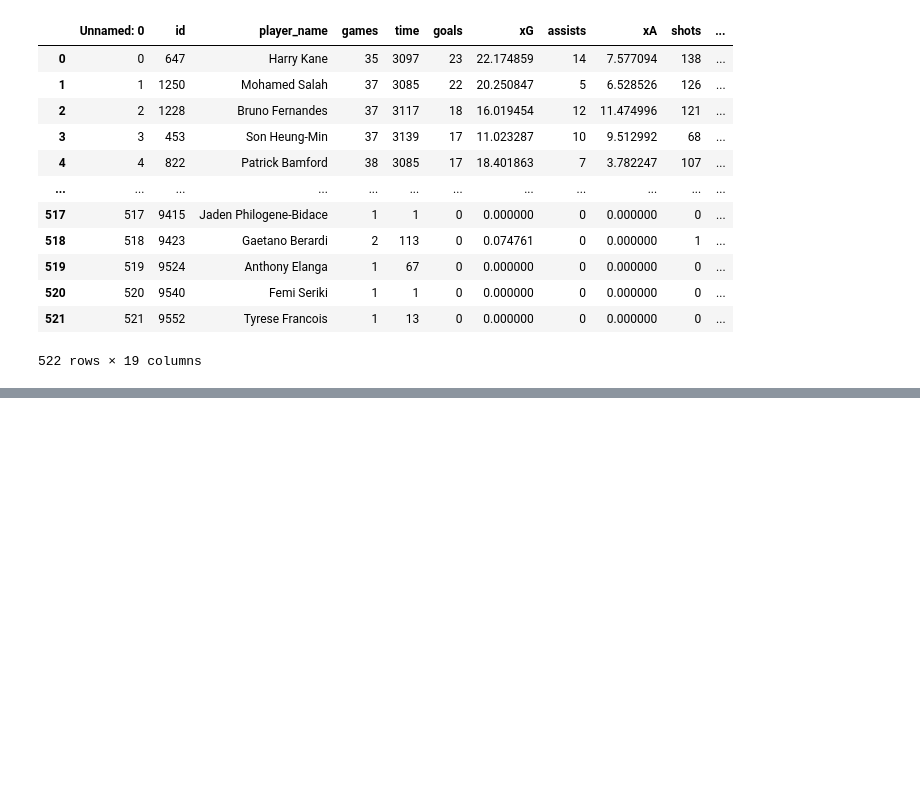
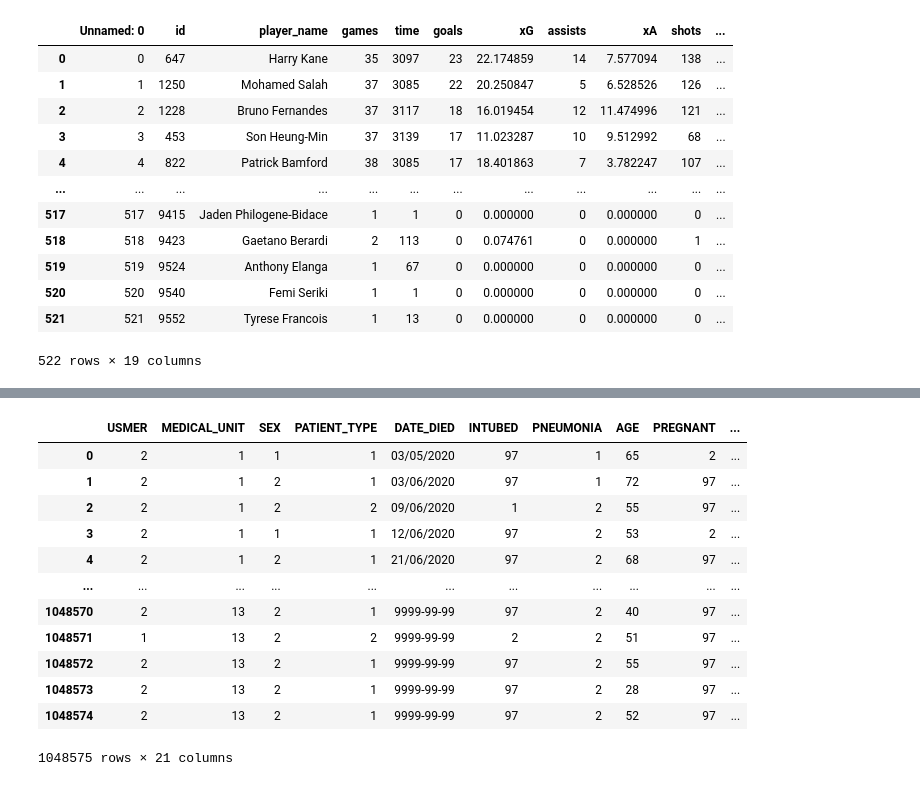
Before and after one commit to amilsiddik/PMB2024, a Jupyter notebook: Pertemuan2B.ipynb, the cells around one changed output, grey strips where cells are left out. Saved outputs shown, nothing was run; the diff lists cells and outputs as text; code cells hidden in the pictures; blank space fills up the shorter version.

```diff
--- a/Pertemuan2B.ipynb
+++ b/Pertemuan2B.ipynb
@@ -62,0 +240,16 @@ dataepl
+# %%
+pd.read_csv('/content/Covid Data.csv')
+# %% [output]
+|  | USMER | MEDICAL_UNIT | SEX | PATIENT_TYPE | DATE_DIED | INTUBED | PNEUMONIA | AGE | PREGNANT | ... |
+| 0 | 2 | 1 | 1 | 1 | 03/05/2020 | 97 | 1 | 65 | 2 | ... |
+| 1 | 2 | 1 | 2 | 1 | 03/06/2020 | 97 | 1 | 72 | 97 | ... |
+| 2 | 2 | 1 | 2 | 2 | 09/06/2020 | 1 | 2 | 55 | 97 | ... |
+| 3 | 2 | 1 | 1 | 1 | 12/06/2020 | 97 | 2 | 53 | 2 | ... |
+| 4 | 2 | 1 | 2 | 1 | 21/06/2020 | 97 | 2 | 68 | 97 | ... |
+| ... | ... | ... | ... | ... | ... | ... | ... | ... | ... | ... |
+| 1048570 | 2 | 13 | 2 | 1 | 9999-99-99 | 97 | 2 | 40 | 97 | ... |
+| 1048571 | 1 | 13 | 2 | 2 | 9999-99-99 | 2 | 2 | 51 | 97 | ... |
+| 1048572 | 2 | 13 | 2 | 1 | 9999-99-99 | 97 | 2 | 55 | 97 | ... |
+| 1048573 | 2 | 13 | 2 | 1 | 9999-99-99 | 97 | 2 | 28 | 97 | ... |
+| 1048574 | 2 | 13 | 2 | 1 | 9999-99-99 | 97 | 2 | 52 | 97 | ... |
+1048575 rows × 21 columns
```
Also changed, not shown: parts of 13 cells of this notebook.
